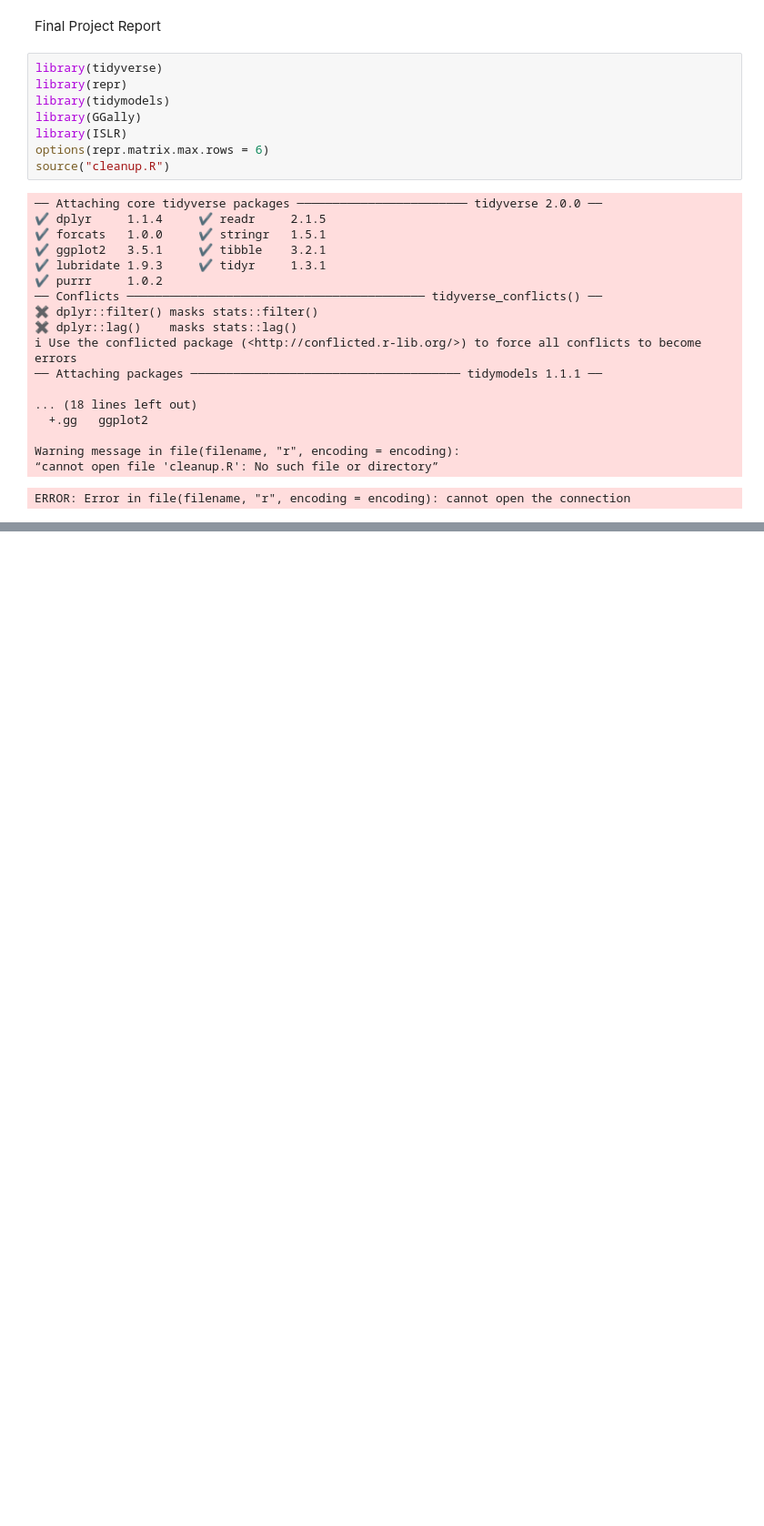
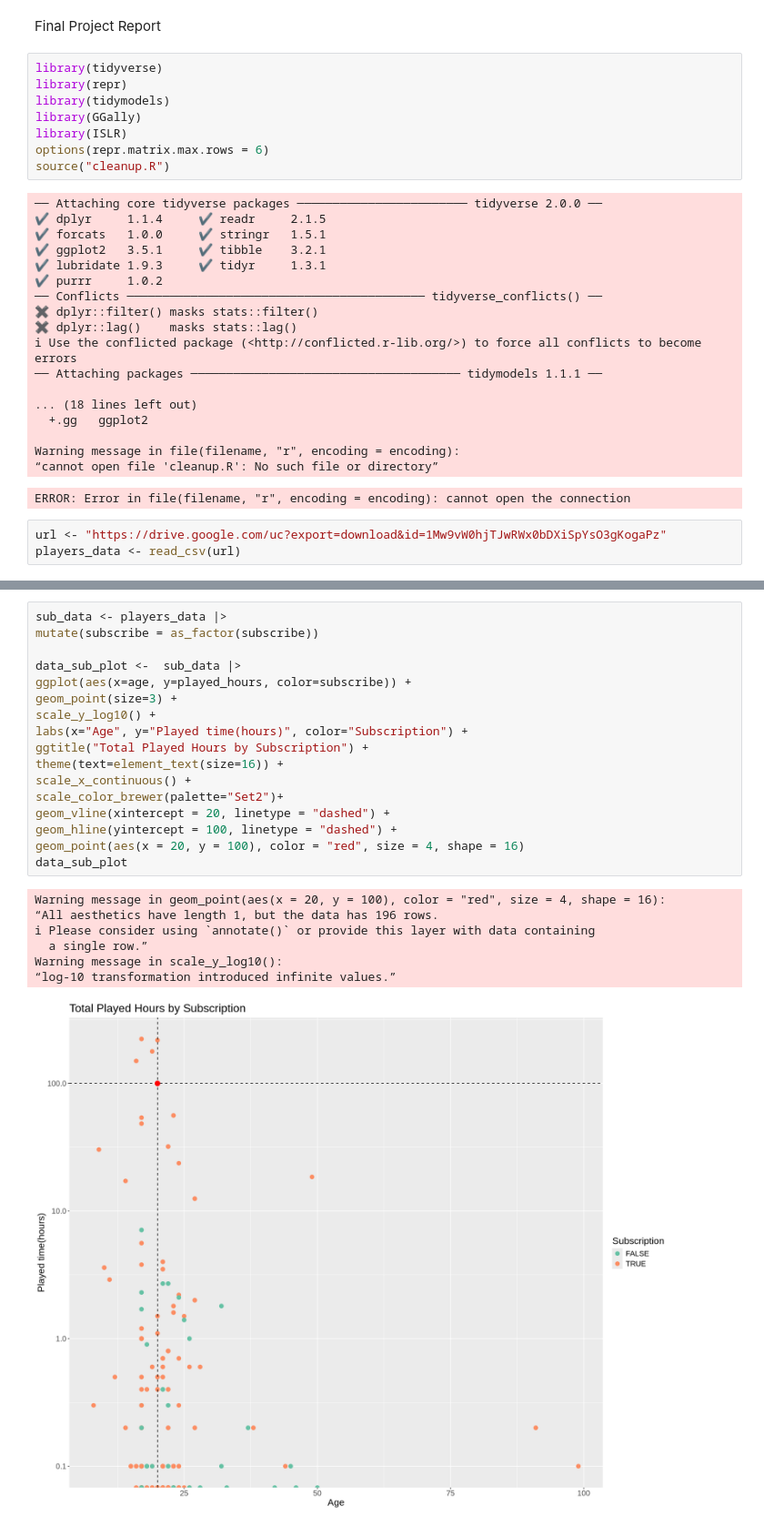
Before and after one commit to juliaawuu45/Final-Project-Report, a Jupyter notebook: Final Project Report.ipynb, the cells around one changed output, grey strips where cells are left out. Shown at 91% size. Drawn from its saved outputs; the diff is of its cells as text; blank space fills up the shorter version.

```diff
--- a/Final Project Report.ipynb
+++ b/Final Project Report.ipynb
@@ -27,3 +27,6 @@ source("cleanup.R")
 Warning message in file(filename, "r", encoding = encoding):
 “cannot open file 'cleanup.R': No such file or directory”
 ERROR: Error in file(filename, "r", encoding = encoding): cannot open the connection
+# %%
+url <- "https://drive.google.com/uc?export=download&id=1Mw9vW0hjTJwRWx0bDXiSpYsO3gKogaPz"
+players_data <- read_csv(url)
@@ -29,0 +91,25 @@ ERROR: Error in file(filename, "r", encoding = encoding): cannot open the connec
+# %%
+sub_data <- players_data |>
+mutate(subscribe = as_factor(subscribe))
+
+data_sub_plot <-  sub_data |>
+ggplot(aes(x=age, y=played_hours, color=subscribe)) +
+geom_point(size=3) +
+scale_y_log10() +
+labs(x="Age", y="Played time(hours)", color="Subscription") +
+ggtitle("Total Played Hours by Subscription") +
+theme(text=element_text(size=16)) +
+scale_x_continuous() +
+scale_color_brewer(palette="Set2")+
+geom_vline(xintercept = 20, linetype = "dashed") +
+geom_hline(yintercept = 100, linetype = "dashed") +
+geom_point(aes(x = 20, y = 100), color = "red", size = 4, shape = 16)
+data_sub_plot
+# %% [output]
+Warning message in geom_point(aes(x = 20, y = 100), color = "red", size = 4, shape = 16):
+“All aesthetics have length 1, but the data has 196 rows.
+ℹ Please consider using `annotate()` or provide this layer with data containing
+  a single row.”
+Warning message in scale_y_log10():
+“log-10 transformation introduced infinite values.”
+[figure, added]
```
Also changed, not shown: parts of 10 cells of this notebook.
